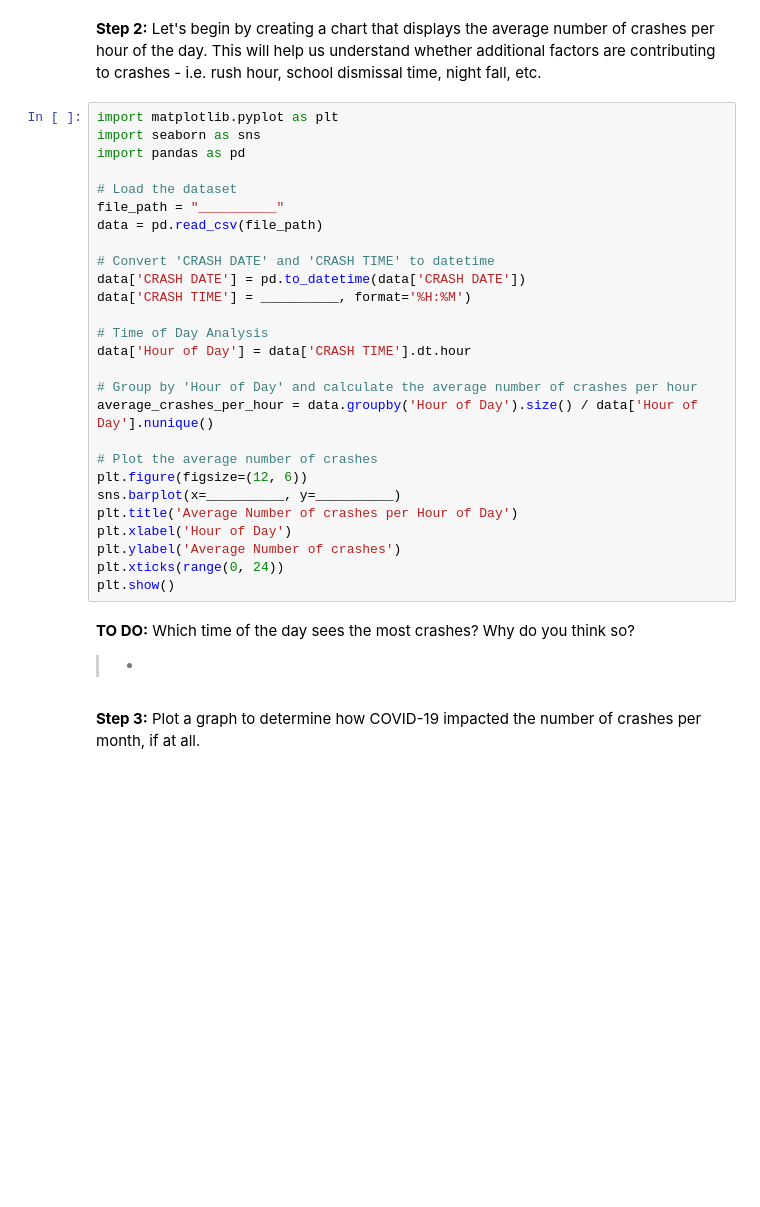
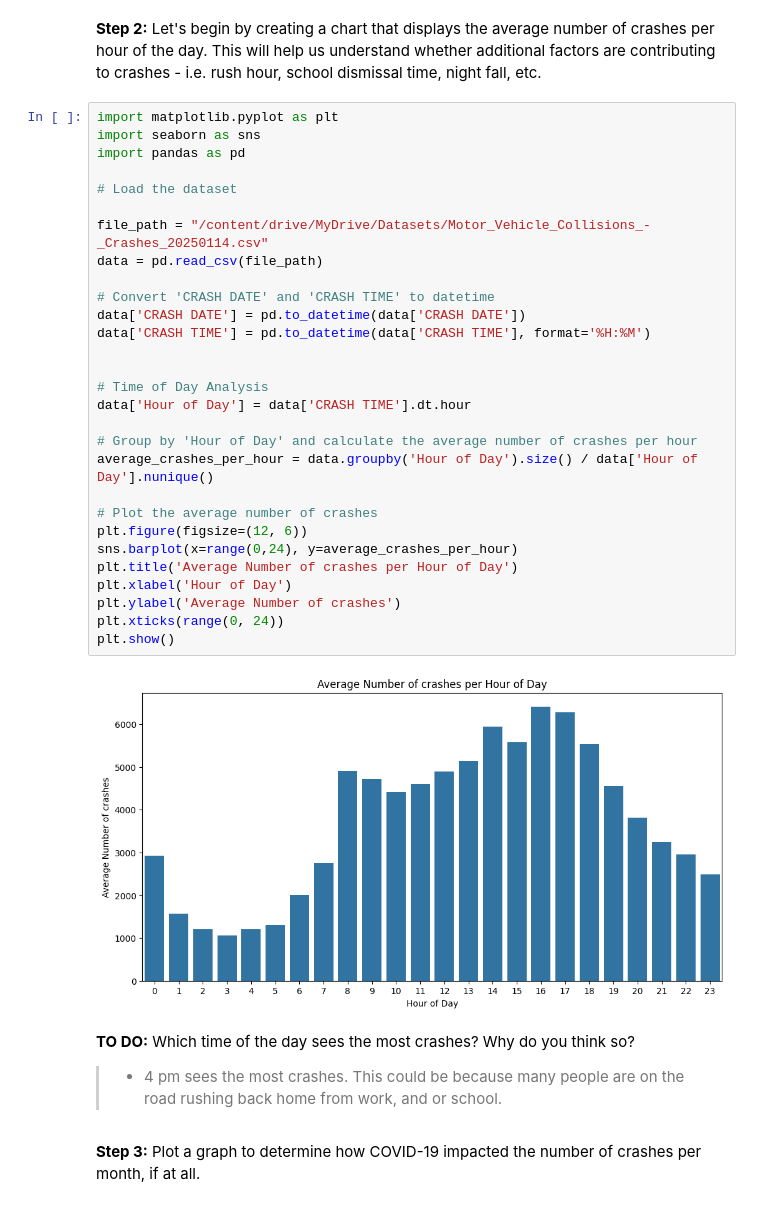
Before and after one commit to SilentStorm2k/Transportation-Data-Science-Project, a Jupyter notebook: Explorer_TDSP_Shivvanandh_Mohan.ipynb, the cells around one changed output. Drawn from its saved outputs; the diff is of its cells as text; blank space fills up the shorter version.

Commit message:
Time series analysis done

```diff
--- a/Explorer_TDSP_Shivvanandh_Mohan.ipynb
+++ b/Explorer_TDSP_Shivvanandh_Mohan.ipynb
@@ -361,34 +362,38 @@ Review one or more of the following resources and tell us what you learned about
 # %%
 import matplotlib.pyplot as plt
 import seaborn as sns
 import pandas as pd
 
 # Load the dataset
-file_path = "__________"
+
+file_path = "/content/drive/MyDrive/Datasets/Motor_Vehicle_Collisions_-_Crashes_20250114.csv"
 data = pd.read_csv(file_path)
 
 # Convert 'CRASH DATE' and 'CRASH TIME' to datetime
 data['CRASH DATE'] = pd.to_datetime(data['CRASH DATE'])
-data['CRASH TIME'] = __________, format='%H:%M')
+data['CRASH TIME'] = pd.to_datetime(data['CRASH TIME'], format='%H:%M')
+
 
 # Time of Day Analysis
 data['Hour of Day'] = data['CRASH TIME'].dt.hour
 
 # Group by 'Hour of Day' and calculate the average number of crashes per hour
 average_crashes_per_hour = data.groupby('Hour of Day').size() / data['Hour of Day'].nunique()
 
 # Plot the average number of crashes
 plt.figure(figsize=(12, 6))
-sns.barplot(x=__________, y=__________)
+sns.barplot(x=range(0,24), y=average_crashes_per_hour)
 plt.title('Average Number of crashes per Hour of Day')
 plt.xlabel('Hour of Day')
 plt.ylabel('Average Number of crashes')
 plt.xticks(range(0, 24))
 plt.show()
+# %% [output]
+[figure, added]
 # %% [markdown]
 **TO DO:** Which time of the day sees the most crashes? Why do you think so?
 
-> *
+> *  4 pm sees the most crashes. This could be because many people are on the road rushing back home from work, and or school.
 # %% [markdown]
 **Step 3:**
 Plot a graph to determine how COVID-19 impacted the number of crashes per month, if at all.
```
Also changed, not shown: parts of 6 cells of this notebook.
